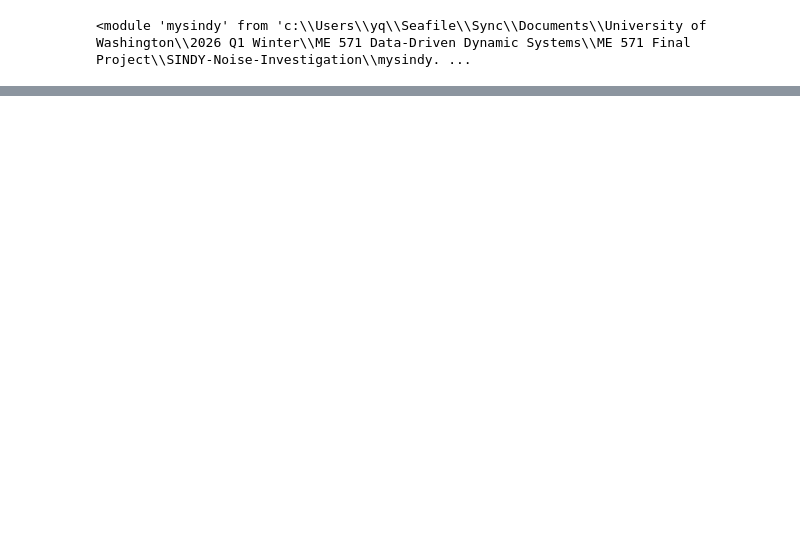
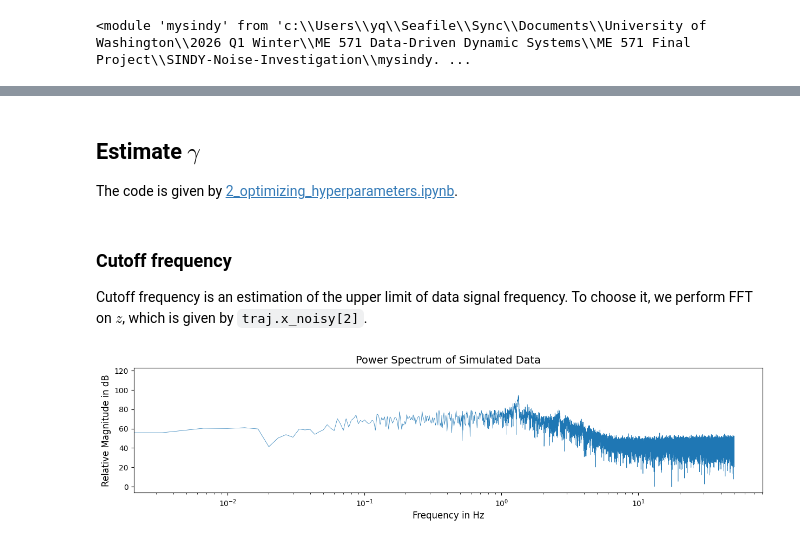
Before and after one commit to alexje76/SINDY-Noise-Investigation, a Jupyter notebook: test.ipynb, the cells around one changed output, grey strips where cells are left out. Cells and saved outputs as stored; diff of their text form; code cells hidden in the pictures; blank space fills up the shorter version.

```diff
--- a/test.ipynb
+++ b/test.ipynb
@@ -61,0 +69,24 @@ plt.show()
+# %% [markdown]
+## Estimate $\gamma$
+
+The code is given by [2_optimizing_hyperparameters.ipynb](./pynumdiff%20documentation/2_optimizing_hyperparameters.ipynb).
+# %% [markdown]
+### Cutoff frequency
+
+Cutoff frequency is an estimation of the upper limit of data signal frequency. To choose it, we perform FFT on $z$, which is given by `traj.x_noisy[2]`.
+# %%
+z = traj.x_noisy[2]
+z_fft = np.fft.fft(z)
+energy_db = 20 * np.log10(np.abs(z_fft))
+freqs = np.fft.fftfreq(len(z_fft), dt)
+energy_db = energy_db[freqs >= 0]
+freqs = freqs[freqs >= 0]
+
+plt.figure(figsize=(15, 3))
+plt.semilogx(freqs, energy_db, linewidth=0.5)
+plt.title("Power Spectrum of Simulated Data", fontsize=14)
+plt.xlabel("Frequency in Hz", fontsize=12)
+plt.ylabel("Relative Magnitude in dB", fontsize=12)
+plt.show()
+# %% [output]
+[figure, added]
```
Also changed, not shown: parts of 16 cells of this notebook.
